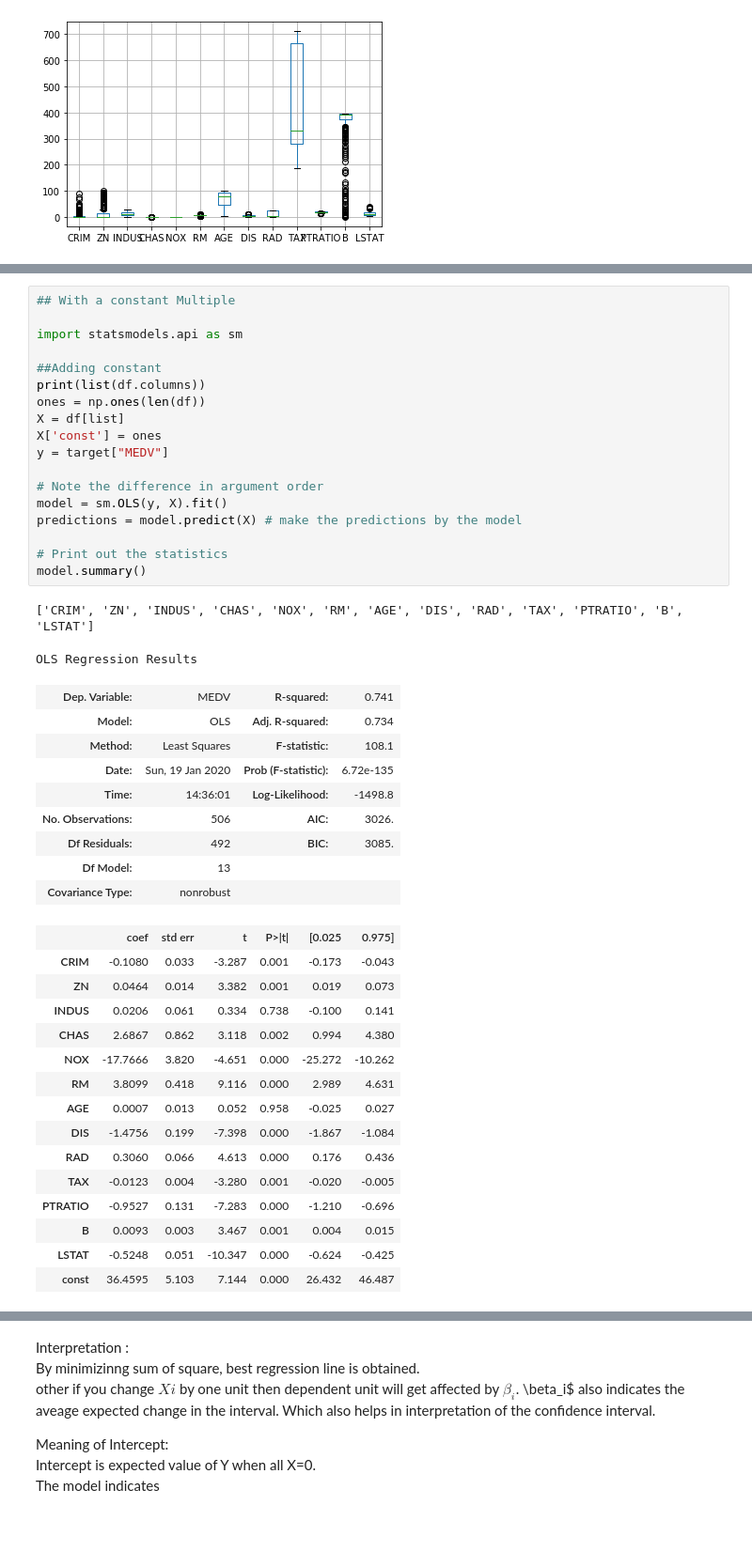
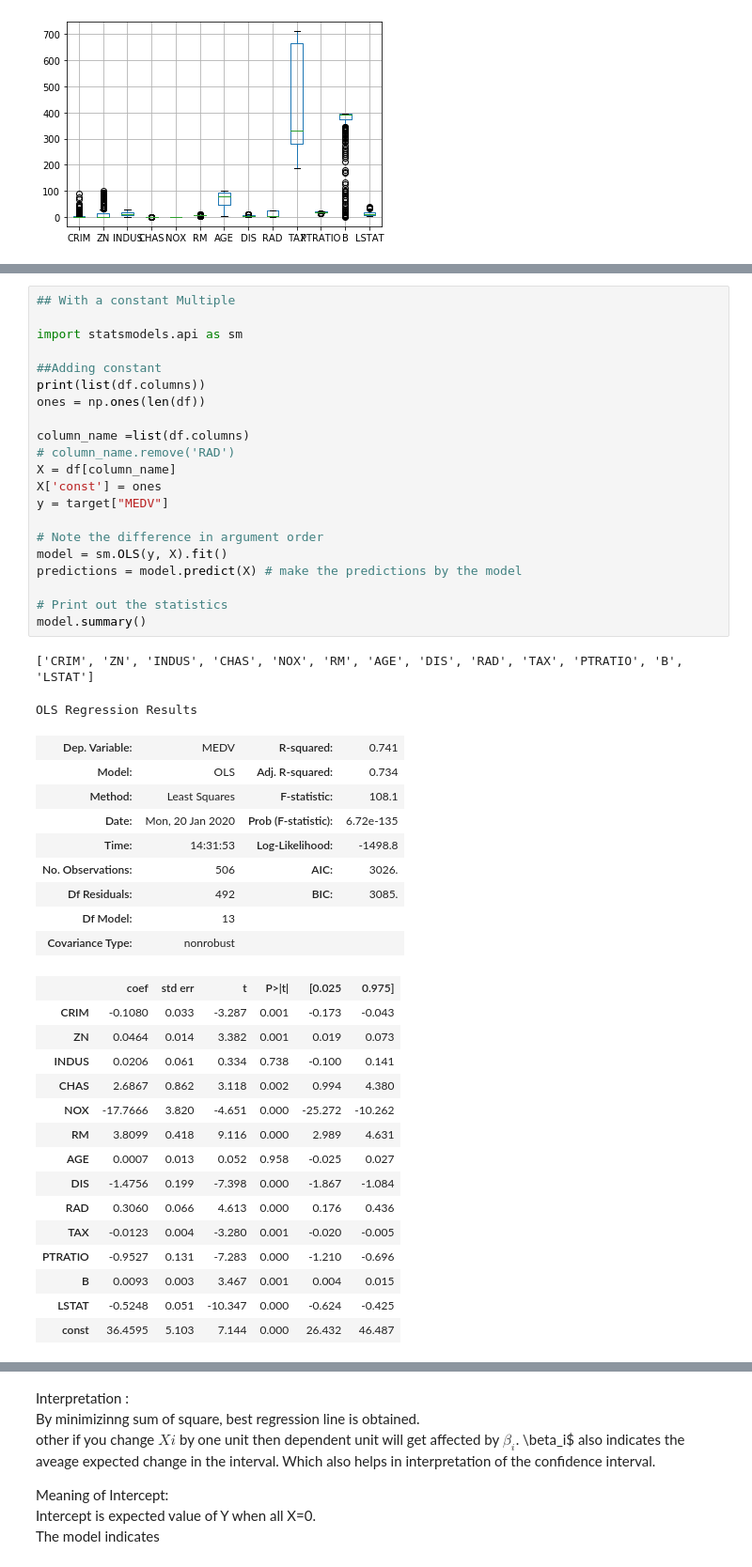
Before and after one commit to pragneshrana/Algo_Trial, a Jupyter notebook: ANOVA_INTERPRETATION.ipynb, the cells around one changed output, grey strips where cells are left out. Shown at 94% size. Saved outputs shown, nothing was run; the diff lists cells and outputs as text; blank space fills up the shorter version.

```diff
--- a/ANOVA_INTERPRETATION.ipynb
+++ b/ANOVA_INTERPRETATION.ipynb
@@ -73,29 +76,32 @@ Warnings:
 # %%
 ## With a constant Multiple
 
 import statsmodels.api as sm
 
 ##Adding constant
 print(list(df.columns))
 ones = np.ones(len(df))
-X = df[list]
+
+column_name =list(df.columns)
+# column_name.remove('RAD')
+X = df[column_name]
 X['const'] = ones
 y = target["MEDV"]
 
 # Note the difference in argument order
 model = sm.OLS(y, X).fit()
 predictions = model.predict(X) # make the predictions by the model
 
 # Print out the statistics
 model.summary()
 # %% [output]
 ['CRIM', 'ZN', 'INDUS', 'CHAS', 'NOX', 'RM', 'AGE', 'DIS', 'RAD', 'TAX', 'PTRATIO', 'B', 'LSTAT']
 OLS Regression Results
 | Dep. Variable: | MEDV | R-squared: | 0.741 |
 | Model: | OLS | Adj. R-squared: | 0.734 |
 | Method: | Least Squares | F-statistic: | 108.1 |
-| Date: | Sun, 19 Jan 2020 | Prob (F-statistic): | 6.72e-135 |
-| Time: | 14:36:01 | Log-Likelihood: | -1498.8 |
+| Date: | Mon, 20 Jan 2020 | Prob (F-statistic): | 6.72e-135 |
+| Time: | 14:31:53 | Log-Likelihood: | -1498.8 |
 | No. Observations: | 506 | AIC: | 3026. |
 | Df Residuals: | 492 | BIC: | 3085. |
 | Df Model: | 13 |  |  |
```
Also changed, not shown: parts of 3 cells of this notebook.
